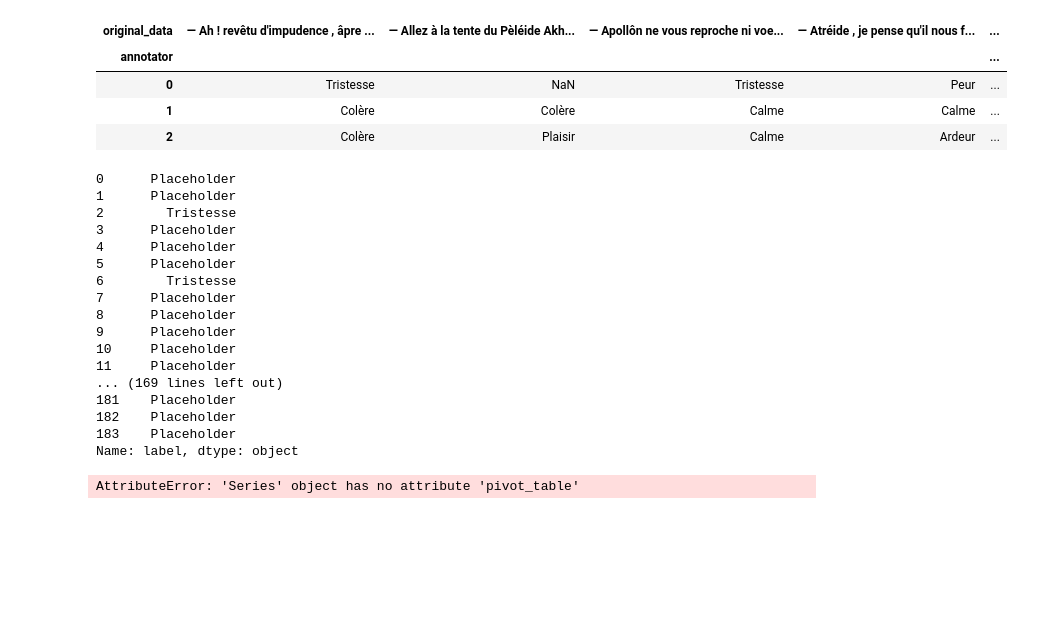
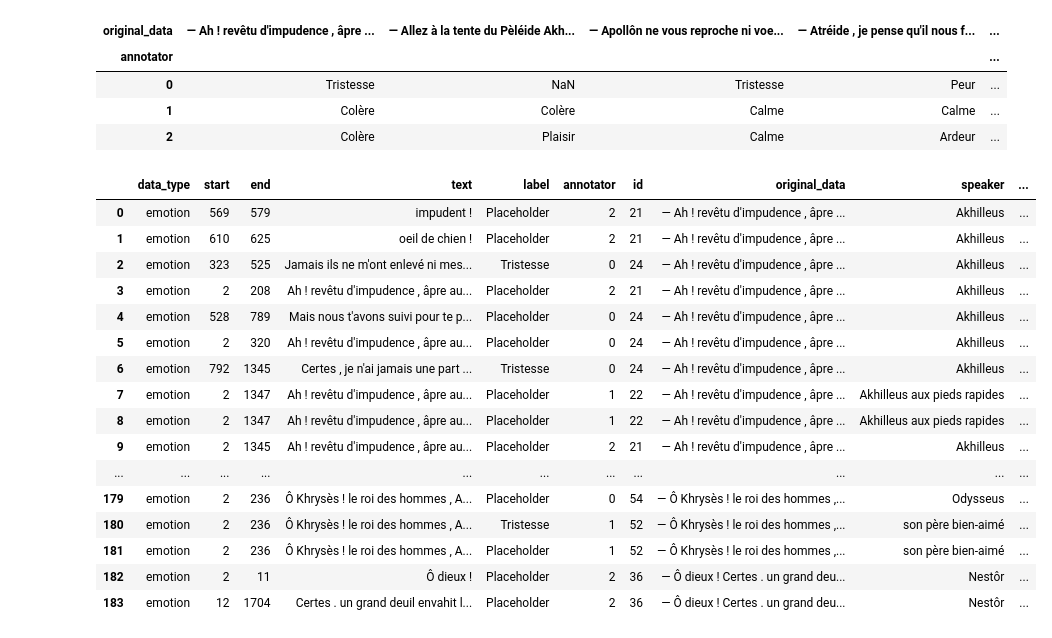
Before and after one commit to dpicca/Homer_Iliad_Dataset, a Jupyter notebook: Dataframes/Data_cleaning.ipynb, the cells around one changed output. Saved outputs shown, nothing was run; the diff lists cells and outputs as text; code cells hidden in the pictures; blank space fills up the shorter version.

Commit message:
IAA tristesse by chapter

```diff
--- a/Dataframes/Data_cleaning.ipynb
+++ b/Dataframes/Data_cleaning.ipynb
@@ -291,32 +289,30 @@ Tristesse_df = Tristesse_df.apply(lambda a: a[:])
-# %%
-Tristesse_df
-# %% [output]
-0      Placeholder
-1      Placeholder
-2        Tristesse
-3      Placeholder
-4      Placeholder
-5      Placeholder
-6        Tristesse
-7      Placeholder
-8      Placeholder
-9      Placeholder
-10     Placeholder
-11     Placeholder
-... (169 lines left out)
-181    Placeholder
-182    Placeholder
-183    Placeholder
-Name: label, dtype: object
+# %%
+T_df =
+# %% [output]
+|  | data_type | start | end | text | label | annotator | id | original_data | speaker | ... |
+| 0 | emotion | 569 | 579 | impudent ! | Placeholder | 2 | 21 | — Ah ! revêtu d'impudence , âpre ... | Akhilleus | ... |
+| 1 | emotion | 610 | 625 | oeil de chien ! | Placeholder | 2 | 21 | — Ah ! revêtu d'impudence , âpre ... | Akhilleus | ... |
+| 2 | emotion | 323 | 525 | Jamais ils ne m'ont enlevé ni mes... | Tristesse | 0 | 24 | — Ah ! revêtu d'impudence , âpre ... | Akhilleus | ... |
+| 3 | emotion | 2 | 208 | Ah ! revêtu d'impudence , âpre au... | Placeholder | 2 | 21 | — Ah ! revêtu d'impudence , âpre ... | Akhilleus | ... |
+| 4 | emotion | 528 | 789 | Mais nous t'avons suivi pour te p... | Placeholder | 0 | 24 | — Ah ! revêtu d'impudence , âpre ... | Akhilleus | ... |
+| 5 | emotion | 2 | 320 | Ah ! revêtu d'impudence , âpre au... | Placeholder | 0 | 24 | — Ah ! revêtu d'impudence , âpre ... | Akhilleus | ... |
+| 6 | emotion | 792 | 1345 | Certes , je n'ai jamais une part ... | Tristesse | 0 | 24 | — Ah ! revêtu d'impudence , âpre ... | Akhilleus | ... |
+| 7 | emotion | 2 | 1347 | Ah ! revêtu d'impudence , âpre au... | Placeholder | 1 | 22 | — Ah ! revêtu d'impudence , âpre ... | Akhilleus aux pieds rapides | ... |
+| 8 | emotion | 2 | 1347 | Ah ! revêtu d'impudence , âpre au... | Placeholder | 1 | 22 | — Ah ! revêtu d'impudence , âpre ... | Akhilleus aux pieds rapides | ... |
+| 9 | emotion | 2 | 1345 | Ah ! revêtu d'impudence , âpre au... | Placeholder | 2 | 21 | — Ah ! revêtu d'impudence , âpre ... | Akhilleus | ... |
+| ... | ... | ... | ... | ... | ... | ... | ... | ... | ... | ... |
+| 179 | emotion | 2 | 236 | Ô Khrysès ! le roi des hommes , A... | Placeholder | 0 | 54 | — Ô Khrysès ! le roi des hommes ,... | Odysseus | ... |
+| 180 | emotion | 2 | 236 | Ô Khrysès ! le roi des hommes , A... | Tristesse | 1 | 52 | — Ô Khrysès ! le roi des hommes ,... | son père bien-aimé | ... |
+| 181 | emotion | 2 | 236 | Ô Khrysès ! le roi des hommes , A... | Placeholder | 1 | 52 | — Ô Khrysès ! le roi des hommes ,... | son père bien-aimé | ... |
+| 182 | emotion | 2 | 11 | Ô dieux ! | Placeholder | 2 | 36 | — Ô dieux ! Certes . un grand deu... | Nestôr | ... |
+| 183 | emotion | 12 | 1704 | Certes . un grand deuil envahit l... | Placeholder | 2 | 36 | — Ô dieux ! Certes . un grand deu... | Nestôr | ... |
 # %%
 def df_to_experiment_annotator_table(df,experiment_col,annotator_col,class_col):
         return df.pivot_table(
         index=annotator_col, columns=experiment_col, values=class_col, aggfunc="first"
     )
 
-tristesse= df_to_experiment_annotator_table(Tristesse_df,'original_data','annotator', 'label')
+tristesse= df_to_experiment_annotator_table(T_df,'original_data','annotator', 'label')
-# %% [output]
-AttributeError: 'Series' object has no attribute 'pivot_table'
 # %%
 def make_value_by_unit_table_dict(experiment_annotator_df):
     """
```
Also changed, not shown: parts of 3 cells of this notebook.
